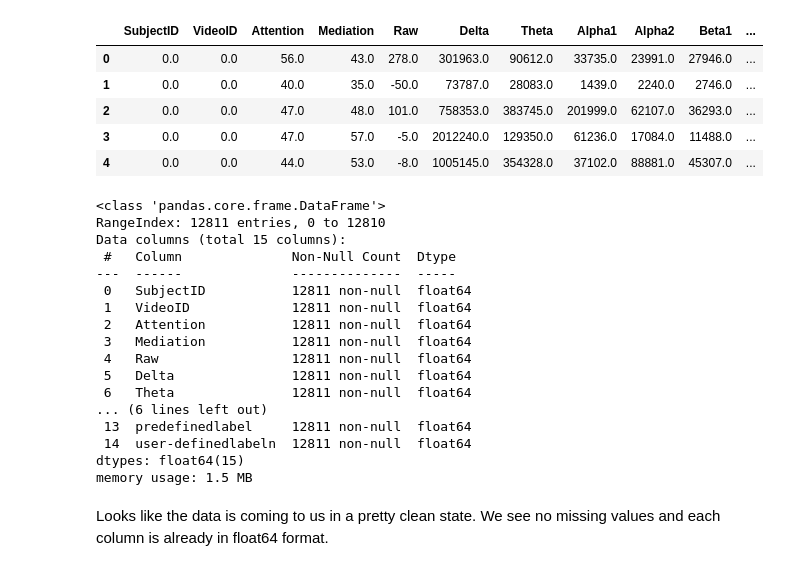
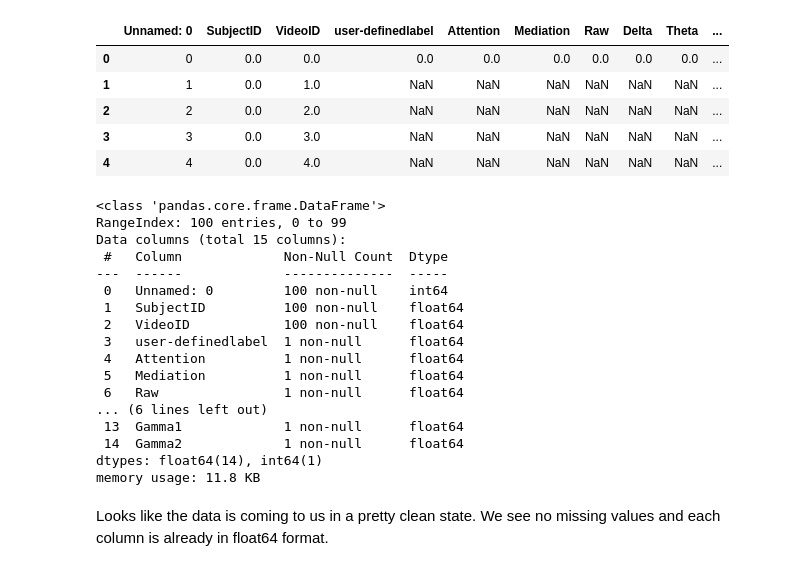
Before and after one commit to abzdel/BCI-EEG-Classification, a Jupyter notebook: EDA.ipynb, the cells around one changed output. Saved outputs shown, nothing was run; the diff lists cells and outputs as text; code cells hidden in the pictures.

```diff
--- a/EDA.ipynb
+++ b/EDA.ipynb
@@ -5,37 +5,37 @@ import seaborn as sns
 import matplotlib.pyplot as plt
 # %%
 # load in eeg data
-eeg = pd.read_csv('source_data/EEG_data.csv')
+eeg = pd.read_csv('cleaned_data/meanfeatures.csv')
 
 # quick peek at data
 eeg.head()
 # %% [output]
-|  | SubjectID | VideoID | Attention | Mediation | Raw | Delta | Theta | Alpha1 | Alpha2 | Beta1 | ... |
-| 0 | 0.0 | 0.0 | 56.0 | 43.0 | 278.0 | 301963.0 | 90612.0 | 33735.0 | 23991.0 | 27946.0 | ... |
-| 1 | 0.0 | 0.0 | 40.0 | 35.0 | -50.0 | 73787.0 | 28083.0 | 1439.0 | 2240.0 | 2746.0 | ... |
-| 2 | 0.0 | 0.0 | 47.0 | 48.0 | 101.0 | 758353.0 | 383745.0 | 201999.0 | 62107.0 | 36293.0 | ... |
-| 3 | 0.0 | 0.0 | 47.0 | 57.0 | -5.0 | 2012240.0 | 129350.0 | 61236.0 | 17084.0 | 11488.0 | ... |
-| 4 | 0.0 | 0.0 | 44.0 | 53.0 | -8.0 | 1005145.0 | 354328.0 | 37102.0 | 88881.0 | 45307.0 | ... |
+|  | Unnamed: 0 | SubjectID | VideoID | user-definedlabel | Attention | Mediation | Raw | Delta | Theta | ... |
+| 0 | 0 | 0.0 | 0.0 | 0.0 | 0.0 | 0.0 | 0.0 | 0.0 | 0.0 | ... |
+| 1 | 1 | 0.0 | 1.0 | NaN | NaN | NaN | NaN | NaN | NaN | ... |
+| 2 | 2 | 0.0 | 2.0 | NaN | NaN | NaN | NaN | NaN | NaN | ... |
+| 3 | 3 | 0.0 | 3.0 | NaN | NaN | NaN | NaN | NaN | NaN | ... |
+| 4 | 4 | 0.0 | 4.0 | NaN | NaN | NaN | NaN | NaN | NaN | ... |
 # %%
 eeg.info()
 # %% [output]
 <class 'pandas.core.frame.DataFrame'>
-RangeIndex: 12811 entries, 0 to 12810
+RangeIndex: 100 entries, 0 to 99
 Data columns (total 15 columns):
- #   Column              Non-Null Count  Dtype
----  ------              --------------  -----
- 0   SubjectID           12811 non-null  float64
- 1   VideoID             12811 non-null  float64
- 2   Attention           12811 non-null  float64
- 3   Mediation           12811 non-null  float64
- 4   Raw                 12811 non-null  float64
- 5   Delta               12811 non-null  float64
- 6   Theta               12811 non-null  float64
+ #   Column             Non-Null Count  Dtype
+---  ------             --------------  -----
+ 0   Unnamed: 0         100 non-null    int64
+ 1   SubjectID          100 non-null    float64
+ 2   VideoID            100 non-null    float64
+ 3   user-definedlabel  1 non-null      float64
+ 4   Attention          1 non-null      float64
+ 5   Mediation          1 non-null      float64
+ 6   Raw                1 non-null      float64
 ... (6 lines left out)
- 13  predefinedlabel     12811 non-null  float64
- 14  user-definedlabeln  12811 non-null  float64
-dtypes: float64(15)
-memory usage: 1.5 MB
+ 13  Gamma1             1 non-null      float64
+ 14  Gamma2             1 non-null      float64
+dtypes: float64(14), int64(1)
+memory usage: 11.8 KB
 # %% [markdown]
 Looks like the data is coming to us in a pretty clean state. We see no missing values and each column is already in float64 format.
 # %%
```
Also changed, not shown: parts of 3 cells of this notebook, 4 other files.
